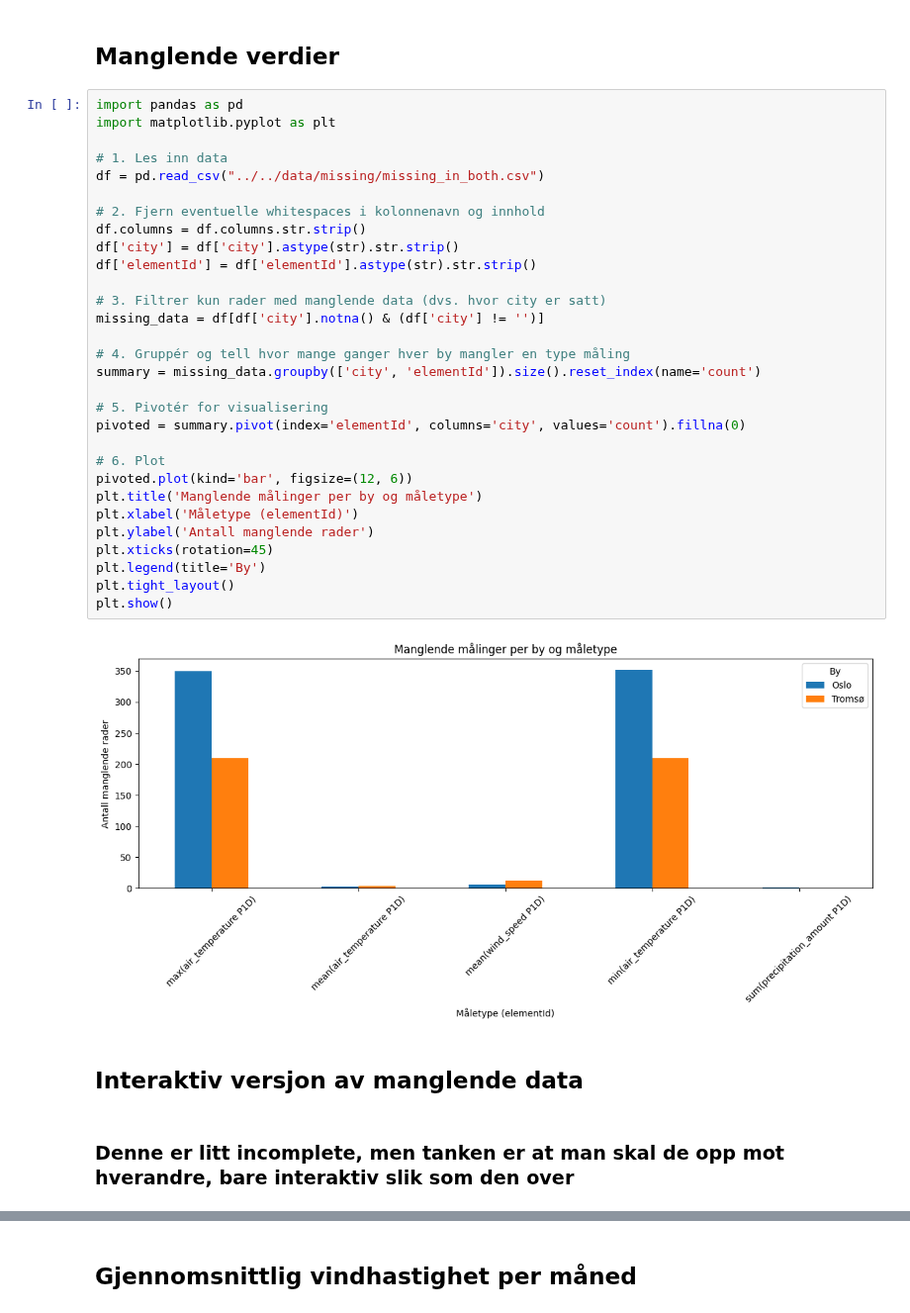
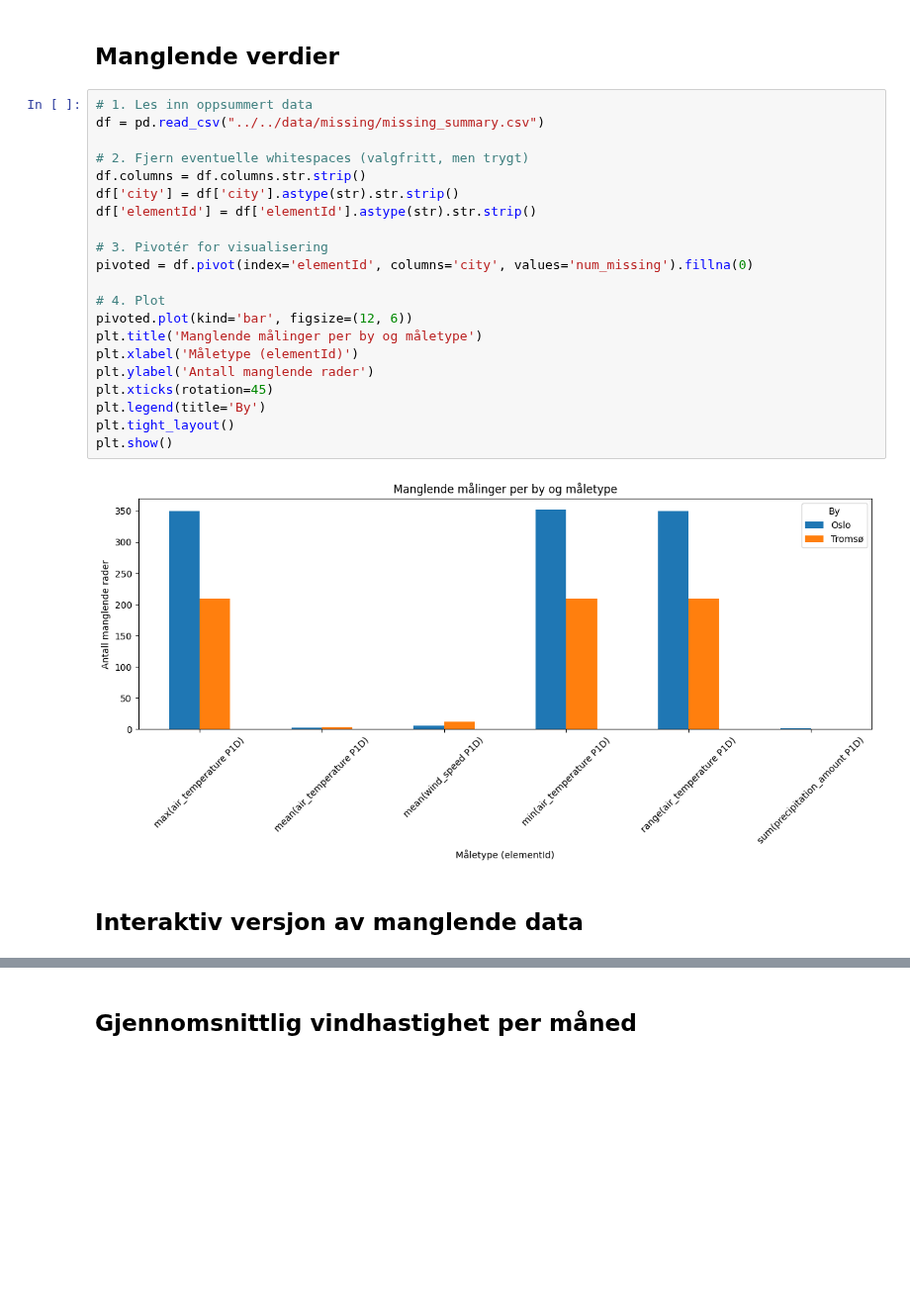
Before and after one commit to TDT4114-Gruppe2/Miljodataanalyseapplikasjon, a Jupyter notebook: src/visualization/visualization.ipynb, the cells around one changed output, grey strips where cells are left out. Shown at 99% size. Saved outputs shown, nothing was run; the diff lists cells and outputs as text; blank space fills up the shorter version.

Commit message:
Added more visualization

```diff
--- a/src/visualization/visualization.ipynb
+++ b/src/visualization/visualization.ipynb
@@ -160,38 +155,27 @@ AttributeError: 'NoneType' object has no attribute 'tb_next'
 # %% [markdown]
 ## Manglende verdier
 # %%
-import pandas as pd
-import matplotlib.pyplot as plt
+# 1. Les inn oppsummert data
+df = pd.read_csv("../../data/missing/missing_summary.csv")
 
-# 1. Les inn data
-df = pd.read_csv("../../data/missing/missing_in_both.csv")
-
-# 2. Fjern eventuelle whitespaces i kolonnenavn og innhold
+# 2. Fjern eventuelle whitespaces (valgfritt, men trygt)
 df.columns = df.columns.str.strip()
 df['city'] = df['city'].astype(str).str.strip()
 df['elementId'] = df['elementId'].astype(str).str.strip()
 
-# 3. Filtrer kun rader med manglende data (dvs. hvor city er satt)
-missing_data = df[df['city'].notna() & (df['city'] != '')]
+# 3. Pivotér for visualisering
+pivoted = df.pivot(index='elementId', columns='city', values='num_missing').fillna(0)
 
-# 4. Gruppér og tell hvor mange ganger hver by mangler en type måling
-summary = missing_data.groupby(['city', 'elementId']).size().reset_index(name='count')
-
-# 5. Pivotér for visualisering
-pivoted = summary.pivot(index='elementId', columns='city', values='count').fillna(0)
-
-# 6. Plot
+# 4. Plot
 pivoted.plot(kind='bar', figsize=(12, 6))
 plt.title('Manglende målinger per by og måletype')
 plt.xlabel('Måletype (elementId)')
 plt.ylabel('Antall manglende rader')
 plt.xticks(rotation=45)
 plt.legend(title='By')
 plt.tight_layout()
 plt.show()
 # %% [output]
-[figure, old version]
+[figure, new version]
 # %% [markdown]
 ## Interaktiv versjon av manglende data
-# %% [markdown]
-### Denne er litt incomplete, men tanken er at man skal de opp mot hverandre, bare interaktiv slik som den over
```
Also changed, not shown: parts of 13 cells of this notebook, 2 other files.
